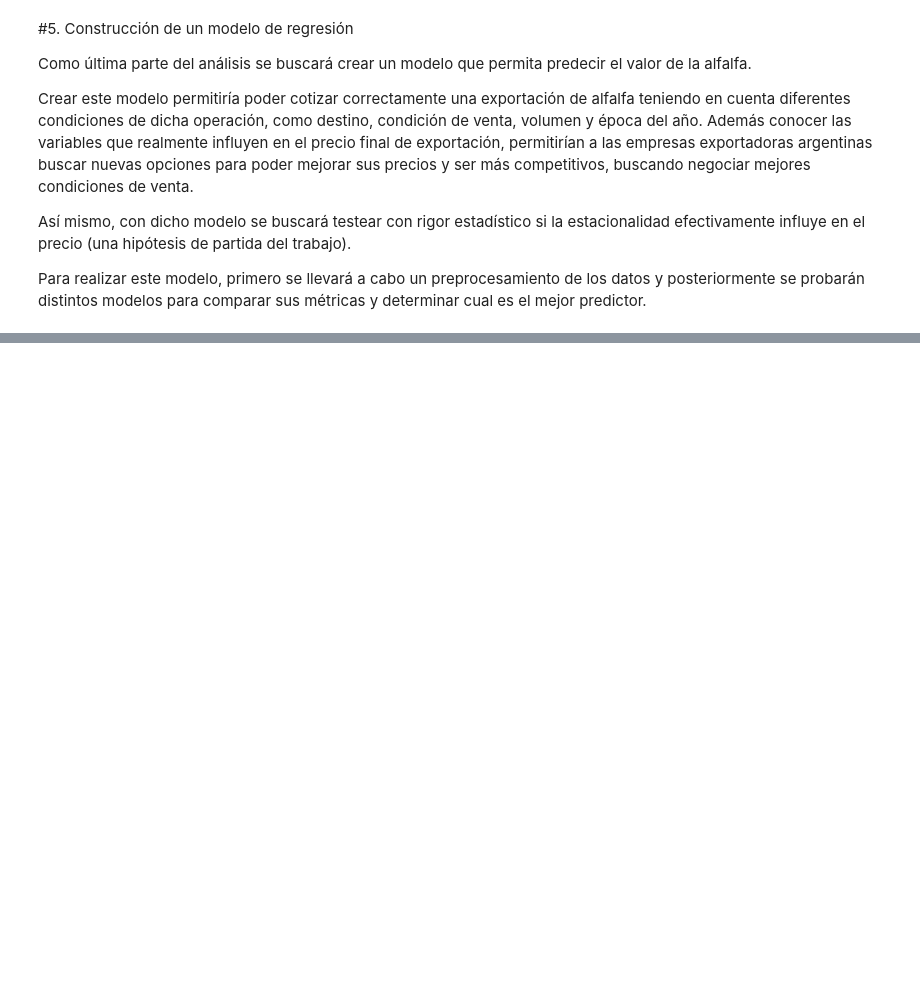
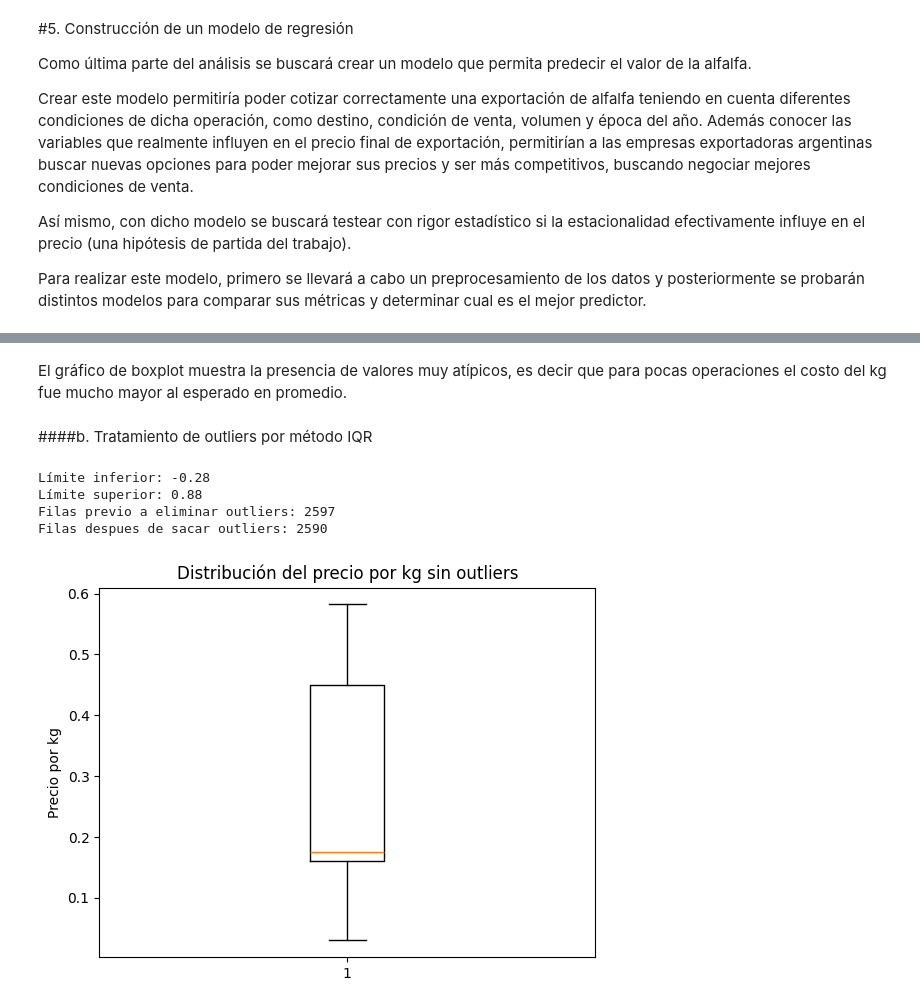
Before and after one commit to Renata-Bilotti/Hackatho-Grupo-4, a Jupyter notebook: Hacathon_Grupo_4_Mercado_de_Alfalfa.ipynb, the cells around one changed output, grey strips where cells are left out. Saved outputs shown, nothing was run; the diff lists cells and outputs as text; code cells hidden in the pictures; blank space fills up the shorter version.

```diff
--- a/Hacathon_Grupo_4_Mercado_de_Alfalfa.ipynb
+++ b/Hacathon_Grupo_4_Mercado_de_Alfalfa.ipynb
@@ -1203,0 +1280,31 @@ Para realizar este modelo, primero se llevará a cabo un preprocesamiento de los
+# %% [markdown]
+El gráfico de boxplot muestra la presencia de valores muy atípicos, es decir que para pocas operaciones el costo del kg fue mucho mayor al esperado en promedio.
+# %% [markdown]
+####b. Tratamiento de outliers por método IQR
+# %%
+#Determinación de los percentiles:
+
+percentile25 = df['precio_por_kg'].quantile(0.25)
+percentile75 = df['precio_por_kg'].quantile(0.75)
+iqr= percentile75-percentile25
+upper_limit = percentile75 + 1.5 *iqr
+lower_limit = percentile25 - 1.5 *iqr
+
+print('Límite inferior:', round(lower_limit,2))
+print('Límite superior:', round(upper_limit,2))
+
+print('Filas previo a eliminar outliers:', df.shape[0])
+df= df[(df['precio_por_kg']>= lower_limit) & (df['precio_por_kg'] <= upper_limit)]
+print('Filas despues de sacar outliers:', df.shape[0])
+# %% [output]
+Límite inferior: -0.28
+Límite superior: 0.88
+Filas previo a eliminar outliers: 2597
+Filas despues de sacar outliers: 2590
+# %%
+plt.boxplot(df['precio_por_kg'])
+plt.title('Distribución del precio por kg sin outliers')
+plt.ylabel('Precio por kg')
+plt.show()
+# %% [output]
+[figure, added]
```
Also changed, not shown: parts of 20 cells of this notebook.
